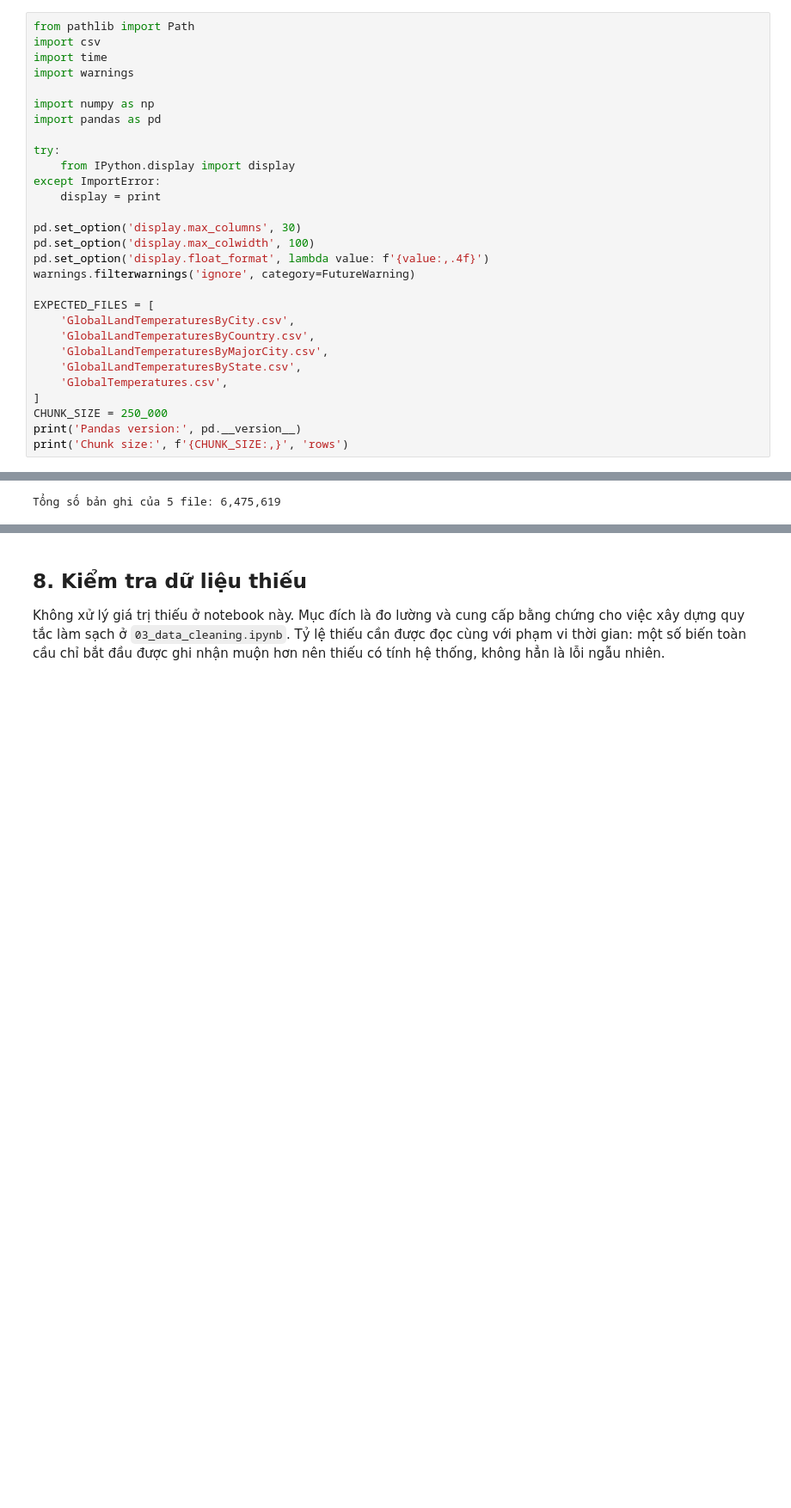
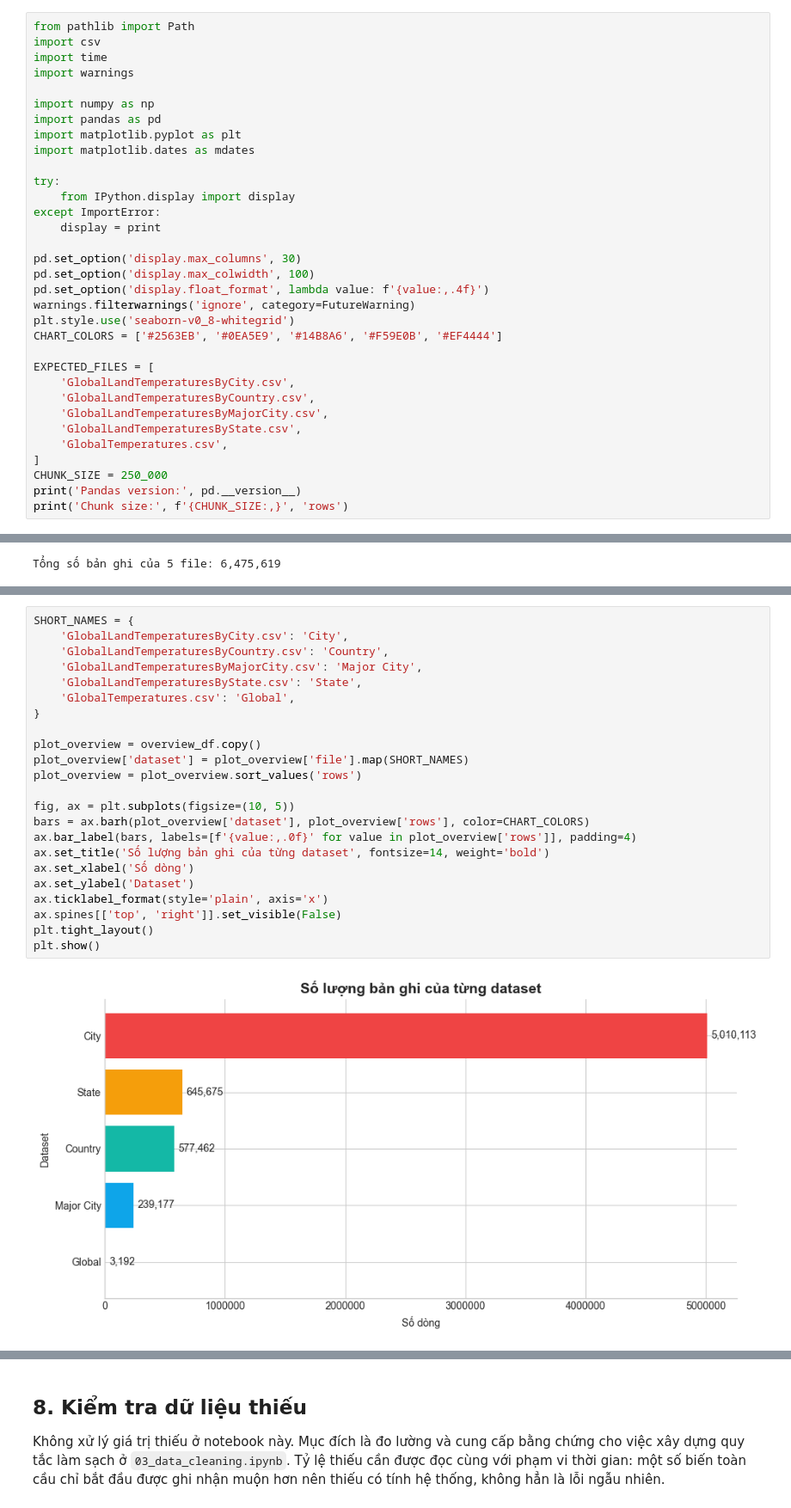
Before and after one commit to Sekaiiii1/Global-Surface-Temperature-Analysis, a Jupyter notebook: notebooks/01_data_understanding.ipynb, the cells around one changed output, grey strips where cells are left out. Shown at 86% size. Cells and saved outputs as stored; diff of their text form; blank space fills up the shorter version.

```diff
--- a/notebooks/01_data_understanding.ipynb
+++ b/notebooks/01_data_understanding.ipynb
@@ -24,6 +24,8 @@ import warnings
 
 import numpy as np
 import pandas as pd
+import matplotlib.pyplot as plt
+import matplotlib.dates as mdates
 
 try:
     from IPython.display import display
@@ -34,6 +36,8 @@ pd.set_option('display.max_columns', 30)
 pd.set_option('display.max_colwidth', 100)
 pd.set_option('display.float_format', lambda value: f'{value:,.4f}')
 warnings.filterwarnings('ignore', category=FutureWarning)
+plt.style.use('seaborn-v0_8-whitegrid')
+CHART_COLORS = ['#2563EB', '#0EA5E9', '#14B8A6', '#F59E0B', '#EF4444']
 
 EXPECTED_FILES = [
     'GlobalLandTemperaturesByCity.csv',
@@ -380,0 +401,25 @@ Tổng số bản ghi của 5 file: 6,475,619
+# %%
+SHORT_NAMES = {
+    'GlobalLandTemperaturesByCity.csv': 'City',
+    'GlobalLandTemperaturesByCountry.csv': 'Country',
+    'GlobalLandTemperaturesByMajorCity.csv': 'Major City',
+    'GlobalLandTemperaturesByState.csv': 'State',
+    'GlobalTemperatures.csv': 'Global',
+}
+
+plot_overview = overview_df.copy()
+plot_overview['dataset'] = plot_overview['file'].map(SHORT_NAMES)
+plot_overview = plot_overview.sort_values('rows')
+
+fig, ax = plt.subplots(figsize=(10, 5))
+bars = ax.barh(plot_overview['dataset'], plot_overview['rows'], color=CHART_COLORS)
+ax.bar_label(bars, labels=[f'{value:,.0f}' for value in plot_overview['rows']], padding=4)
+ax.set_title('Số lượng bản ghi của từng dataset', fontsize=14, weight='bold')
+ax.set_xlabel('Số dòng')
+ax.set_ylabel('Dataset')
+ax.ticklabel_format(style='plain', axis='x')
+ax.spines[['top', 'right']].set_visible(False)
+plt.tight_layout()
+plt.show()
+# %% [output]
+[figure, added]
```
Also changed, not shown: parts of 18 cells of this notebook.
